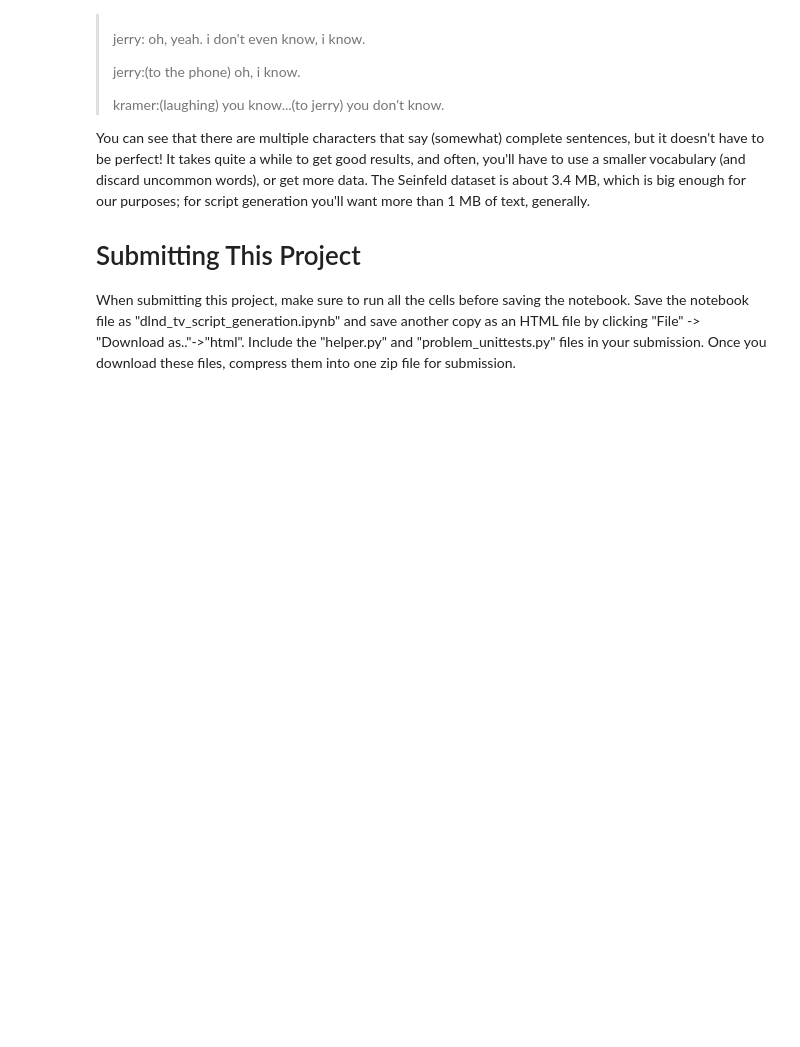
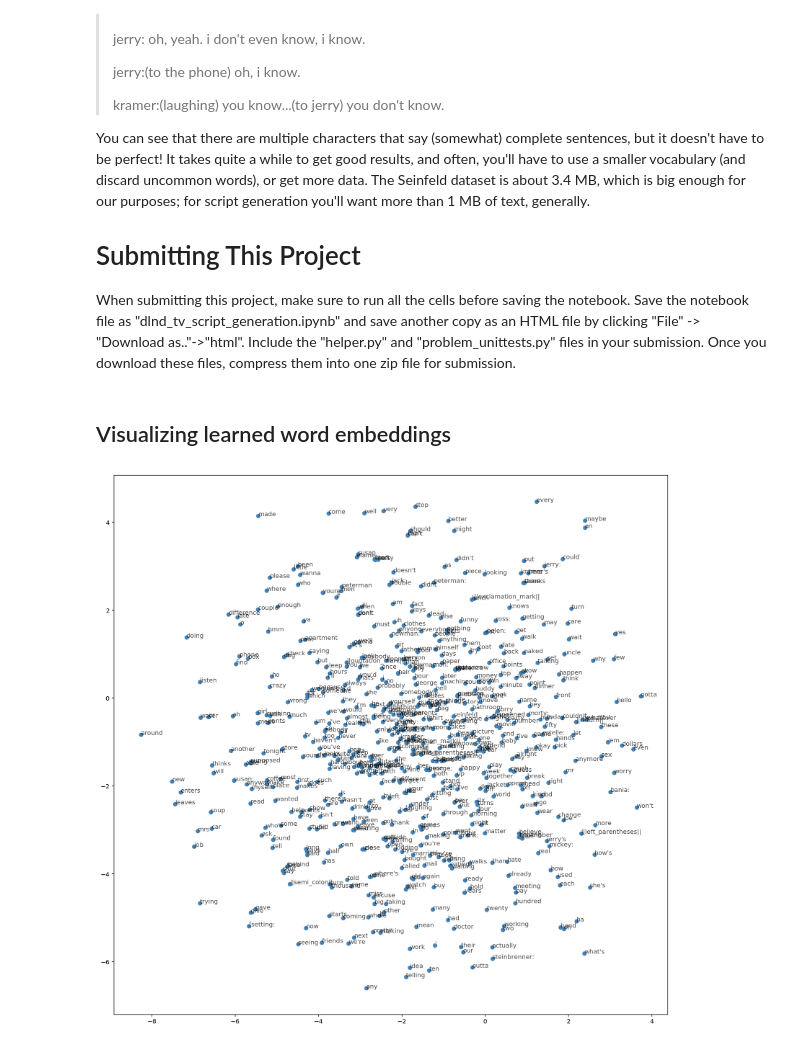
Before and after one commit to nadir199/DLND-RNN-Generating-Tv-Scripts, a Jupyter notebook: dlnd_tv_script_generation.ipynb, the cells around one changed output. Drawn from its saved outputs; the diff is of its cells as text; code cells hidden in the pictures; blank space fills up the shorter version.

Commit message:
Add T-SNE visualization

```diff
--- a/dlnd_tv_script_generation.ipynb
+++ b/dlnd_tv_script_generation.ipynb
@@ -828,3 +828,5 @@ You can see that there are multiple characters that say (somewhat) complete sent
 
 # Submitting This Project
 When submitting this project, make sure to run all the cells before saving the notebook. Save the notebook file as "dlnd_tv_script_generation.ipynb" and save another copy as an HTML file by clicking "File" -> "Download as.."->"html". Include the "helper.py" and "problem_unittests.py" files in your submission. Once you download these files, compress them into one zip file for submission.
+# %% [markdown]
+## Visualizing learned word embeddings
@@ -830,0 +860,20 @@ When submitting this project, make sure to run all the cells before saving the n
+# %%
+%matplotlib inline
+%config InlineBackend.figure_format = 'retina'
+
+import matplotlib.pyplot as plt
+from sklearn.manifold import TSNE
+
+# getting embeddings from the embedding layer of our model, by name
+embeddings = trained_rnn.embed.weight.to('cpu').data.numpy()
+# %%
+viz_words = 600
+tsne = TSNE()
+embed_tsne = tsne.fit_transform(embeddings[:viz_words, :])
+# %%
+fig, ax = plt.subplots(figsize=(16, 16))
+for idx in range(viz_words):
+    plt.scatter(*embed_tsne[idx, :], color='steelblue')
+    plt.annotate(int_to_vocab[idx], (embed_tsne[idx, 0], embed_tsne[idx, 1]), alpha=0.7)
+# %% [output]
+[figure, added]
```
Also changed, not shown: parts of 1 cell of this notebook.
